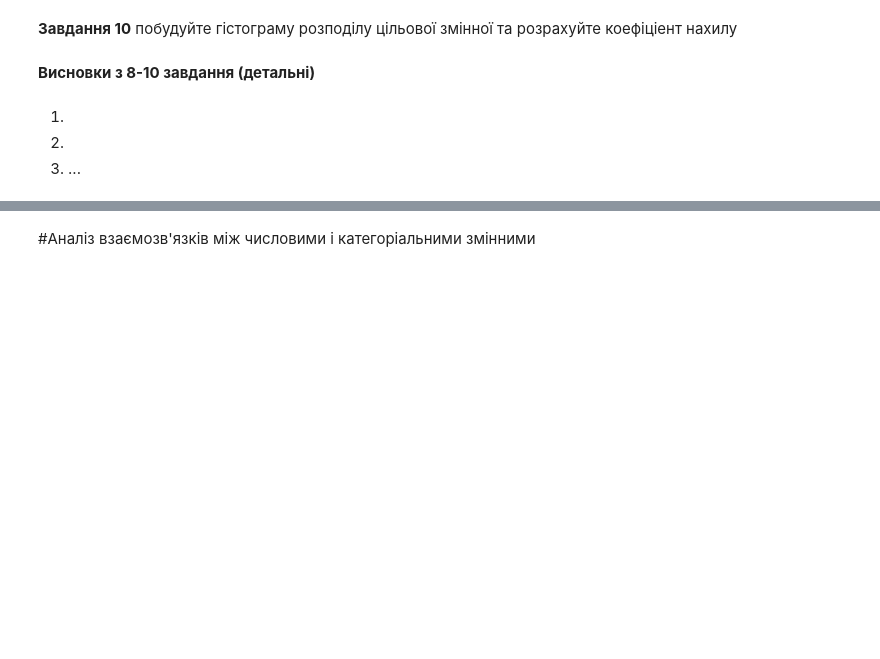
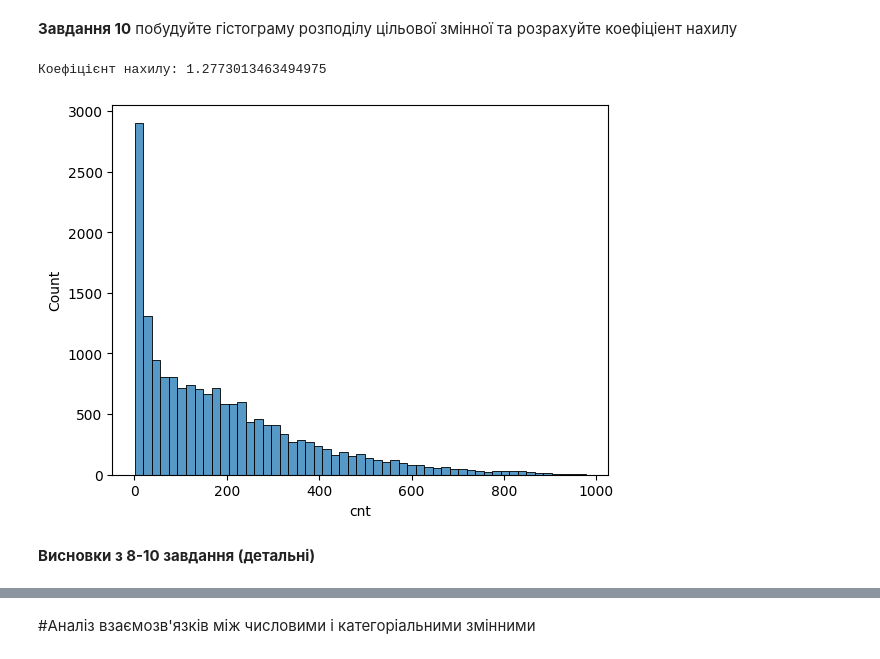
Before and after one commit to kristi5491/ML_labs, a Jupyter notebook: Task4_Regression_basicAI (1).ipynb, the cells around one changed output, grey strips where cells are left out. Cells and saved outputs as stored; diff of their text form; code cells hidden in the pictures; blank space fills up the shorter version.

```diff
--- a/Task4_Regression_basicAI (1).ipynb
+++ b/Task4_Regression_basicAI (1).ipynb
@@ -130,8 +324,9 @@ fig, ax = plt.subplots(2, 2, figsize=(20, 10))
+# %%
+sns.histplot(dataset,x='cnt',palette='magma')
+skewness = skew(dataset['cnt'])
+print("Коефіцієнт нахилу:", skewness)
+# %% [output]
+Коефіцієнт нахилу: 1.2773013463494975
+[figure, added]
 # %% [markdown]
 **Висновки з 8-10 завдання (детальні)**
-# %% [markdown]
-
-
-1.
-2.
-3. ...
```
Also changed, not shown: parts of 44 cells of this notebook.
